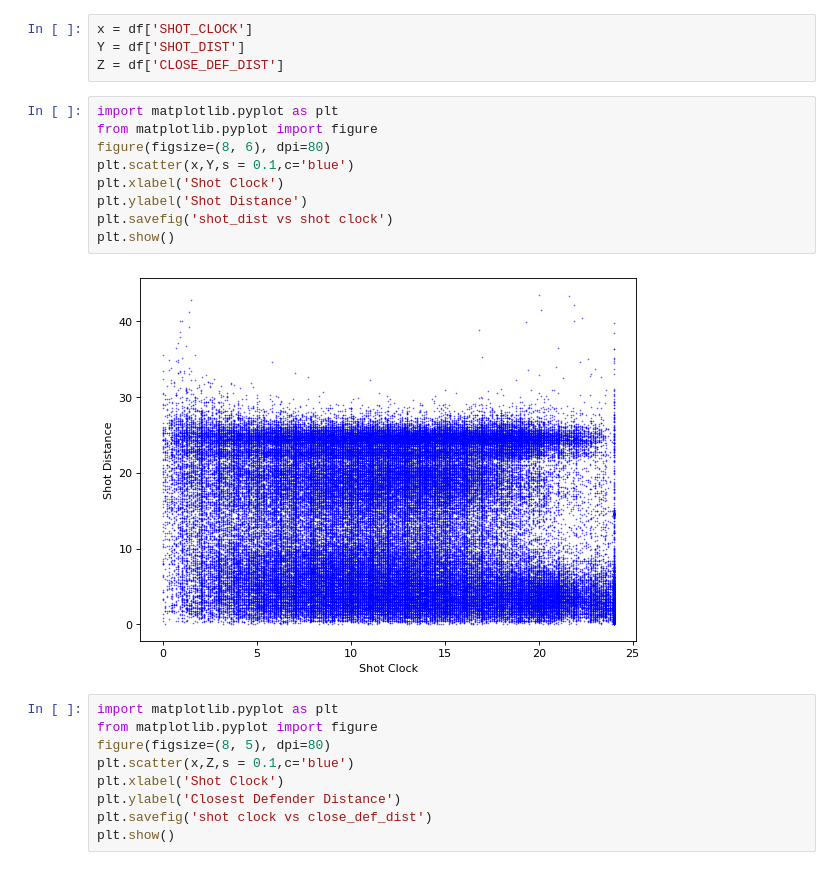
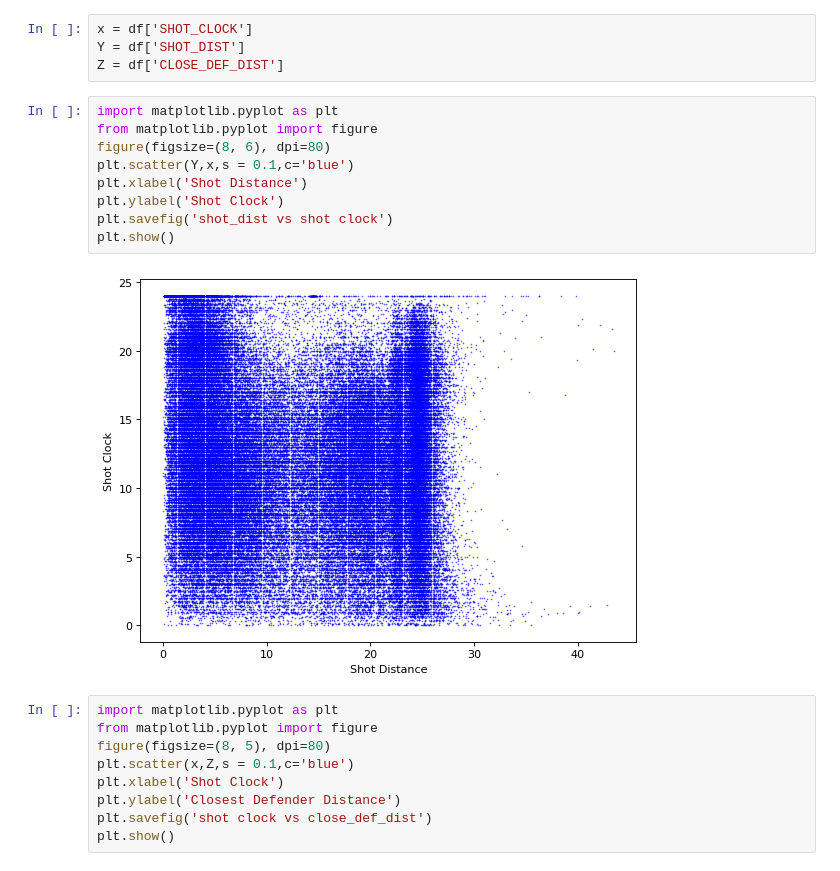
Before and after one commit to rahul-ohlan/big_data_spring22, a Jupyter notebook: K_Means_project_1/Basketball/task2/basket_ball.ipynb, the cells around one changed output. Drawn from its saved outputs; the diff is of its cells as text.

```diff
--- a/K_Means_project_1/Basketball/task2/basket_ball.ipynb
+++ b/K_Means_project_1/Basketball/task2/basket_ball.ipynb
@@ -440,14 +440,14 @@ Z = df['CLOSE_DEF_DIST']
 # %%
 import matplotlib.pyplot as plt
 from matplotlib.pyplot import figure
 figure(figsize=(8, 6), dpi=80)
-plt.scatter(x,Y,s = 0.1,c='blue')
-plt.xlabel('Shot Clock')
-plt.ylabel('Shot Distance')
+plt.scatter(Y,x,s = 0.1,c='blue')
+plt.xlabel('Shot Distance')
+plt.ylabel('Shot Clock')
 plt.savefig('shot_dist vs shot clock')
 plt.show()
 # %% [output]
-[figure, old version]
+[figure, new version]
 # %%
 import matplotlib.pyplot as plt
 from matplotlib.pyplot import figure
```
Also changed, not shown: parts of 3 cells of this notebook, 2 other files.
